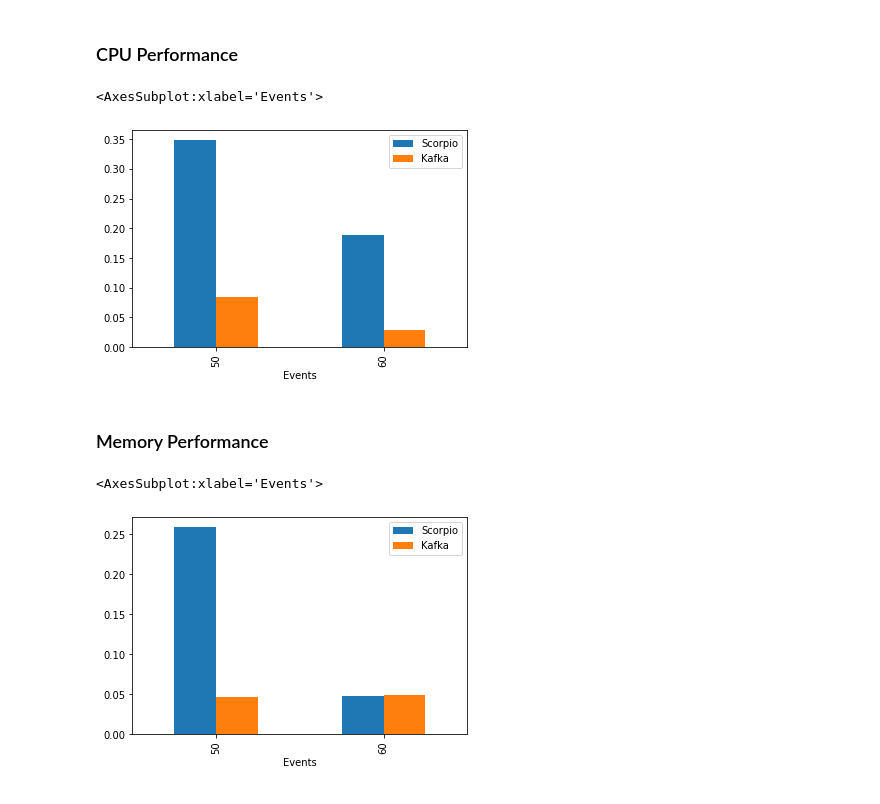
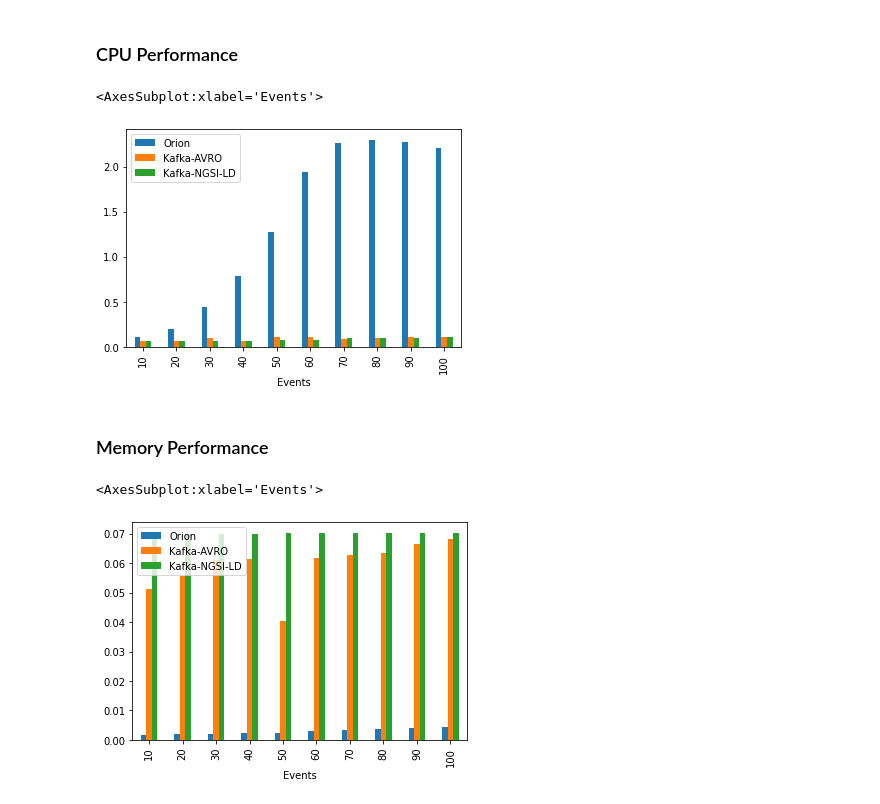
Before and after one commit to giros-dit/cim-prometheus-pipelines, a Jupyter notebook: Experiments.ipynb, the cells around one changed output. Drawn from its saved outputs; the diff is of its cells as text; code cells hidden in the pictures.

Commit message:
Update jupyter notebook with new datasets

```diff
--- a/Experiments.ipynb
+++ b/Experiments.ipynb
@@ -14,7 +14,7 @@ pd.set_option('display.float_format', lambda x: '%.3f' % x)
 # %% [markdown]
 Set list with number events per second configured for each experiment.
 # %%
-events = [100,500,1000]
+events = [10,20,30,40,50,60,70,80,90,100]
 # %% [markdown]
 ### Scorpio
 # %%
@@ -140 +180,12 @@ for event in events:
+# %%
+orion_cpu = []
+orion_memory = []
+for event in events:
+    dataset_path = r'./results/cpu_memory/orion/fiware-orion_%s.csv' % event # use your path
+    table = pd.read_csv(dataset_path, index_col=None,
+                        header=0, names=["cpu", "memory"])
+    table['cpu'] = table['cpu'].str.rstrip('%').astype('float') / 100.0
+    table['memory'] = table['memory'].str.rstrip('%').astype('float') / 100.0
+    orion_cpu.append(table['cpu'].mean())
+    orion_memory.append(table['memory'].mean())
 # %% [markdown]
@@ -142,11 +193,11 @@ for event in events:
 # %%
-kafka_cpu = []
-kafka_memory = []
+kafka_avro_cpu = []
+kafka_avro_memory = []
 for event in events:
-    dataset_path = r'./results/cpu_memory/kafka/kafka_%s.csv' % event # use your path
+    dataset_path = r'./results/cpu_memory/kafka_avro/kafka_%s.csv' % event # use your path
     table = pd.read_csv(dataset_path, index_col=None,
                         header=None, names=["cpu", "memory"])
     table['cpu'] = table['cpu'].str.rstrip('%').astype('float') / 100.0
     table['memory'] = table['memory'].str.rstrip('%').astype('float') / 100.0
-    kafka_cpu.append(table['cpu'].mean())
-    kafka_memory.append(table['memory'].mean())
+    kafka_avro_cpu.append(table['cpu'].mean())
+    kafka_avro_memory.append(table['memory'].mean())
@@ -153,18 +206,31 @@ for event in events:
+# %%
+kafka_ngsi_ld_cpu = []
+kafka_ngsi_ld_memory = []
+for event in events:
+    dataset_path = r'./results/cpu_memory/kafka_ngsi-ld/kafka_%s.csv' % event # use your path
+    table = pd.read_csv(dataset_path, index_col=None,
+                        header=None, names=["cpu", "memory"])
+    table['cpu'] = table['cpu'].str.rstrip('%').astype('float') / 100.0
+    table['memory'] = table['memory'].str.rstrip('%').astype('float') / 100.0
+    kafka_ngsi_ld_cpu.append(table['cpu'].mean())
+    kafka_ngsi_ld_memory.append(table['memory'].mean())
 # %% [markdown]
 ## Visualization
 # %% [markdown]
 ### CPU Performance
 # %%
-cpu_perf = pd.DataFrame({"Events": events,"Scorpio": scorpio_cpu, "Kafka": kafka_cpu})
+cpu_perf = pd.DataFrame({"Events": events,"Orion": orion_cpu, "Kafka-AVRO": kafka_avro_cpu,
+                        "Kafka-NGSI-LD": kafka_ngsi_ld_cpu})
 cpu_perf.plot.bar(x="Events")
 # %% [output]
 <AxesSubplot:xlabel='Events'>
-[figure, old version]
+[figure, new version]
 # %% [markdown]
 ### Memory Performance
 # %%
-memory_perf = pd.DataFrame({"Events": events,"Scorpio": scorpio_memory, "Kafka": kafka_memory})
+memory_perf = pd.DataFrame({"Events": events,"Orion": orion_memory, "Kafka-AVRO": kafka_avro_memory,
+                           "Kafka-NGSI-LD": kafka_ngsi_ld_memory})
 memory_perf.plot.bar(x="Events")
 # %% [output]
 <AxesSubplot:xlabel='Events'>
-[figure, old version]
+[figure, new version]
```
Also changed, not shown: parts of 15 cells of this notebook.
